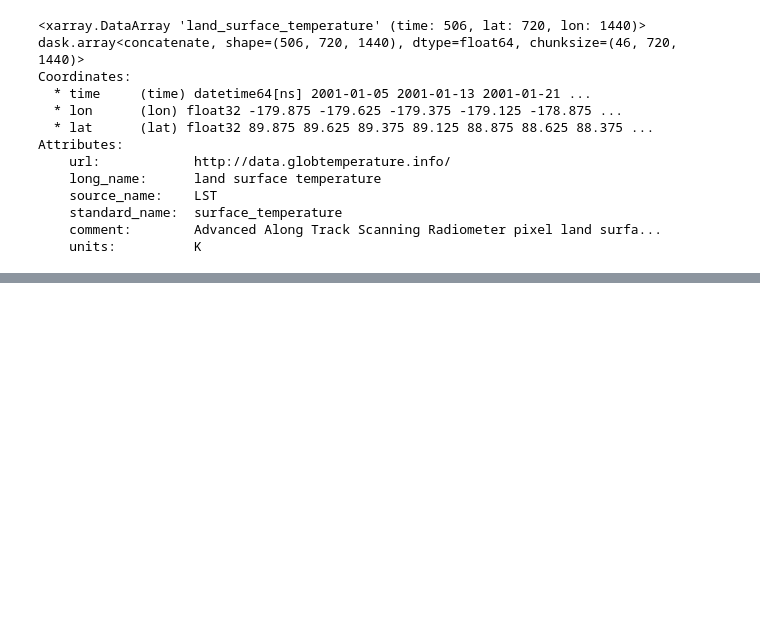
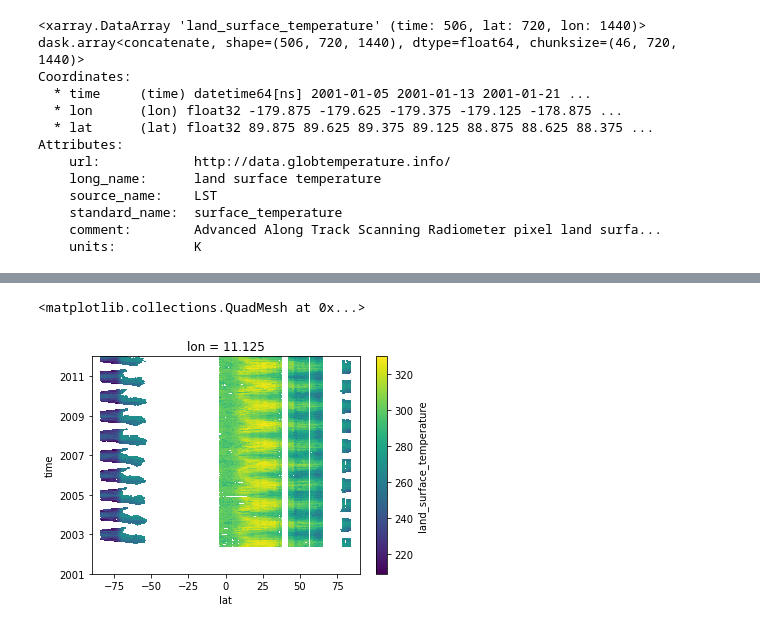
Before and after one commit to esa-esdl/esdl-shared, a Jupyter notebook: notebooks/Python/Python_Data_Access.ipynb, the cells around one changed output, grey strips where cells are left out. Drawn from its saved outputs; the diff is of its cells as text; code cells hidden in the pictures; blank space fills up the shorter version.

```diff
--- a/notebooks/Python/Python_Data_Access.ipynb
+++ b/notebooks/Python/Python_Data_Access.ipynb
@@ -85,0 +106,5 @@ lst[124, :, :].plot()
+# %%
+lst.sel(lon=11, method='nearest').plot()
+# %% [output]
+<matplotlib.collections.QuadMesh at 0x...>
+[figure, added]
```
Also changed, not shown: parts of 18 cells of this notebook.
